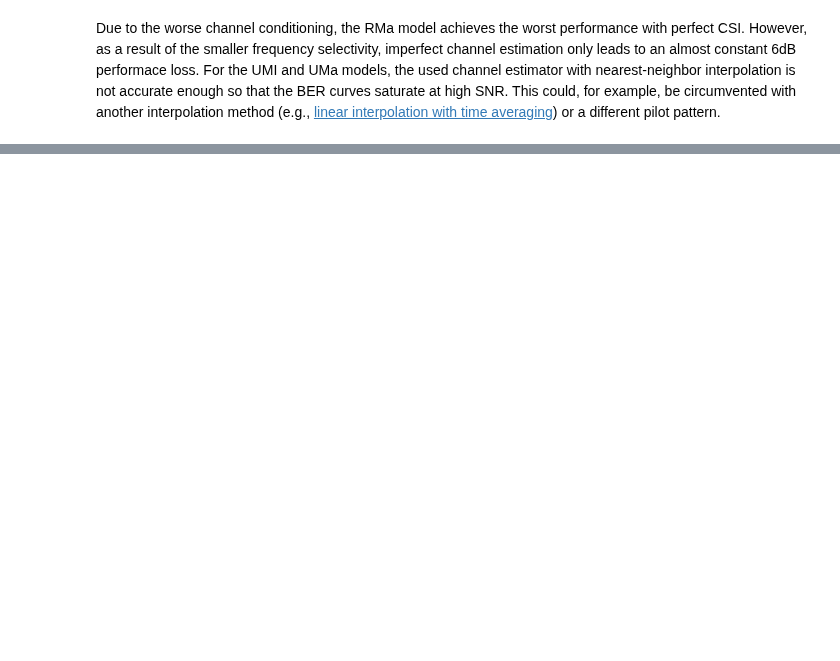
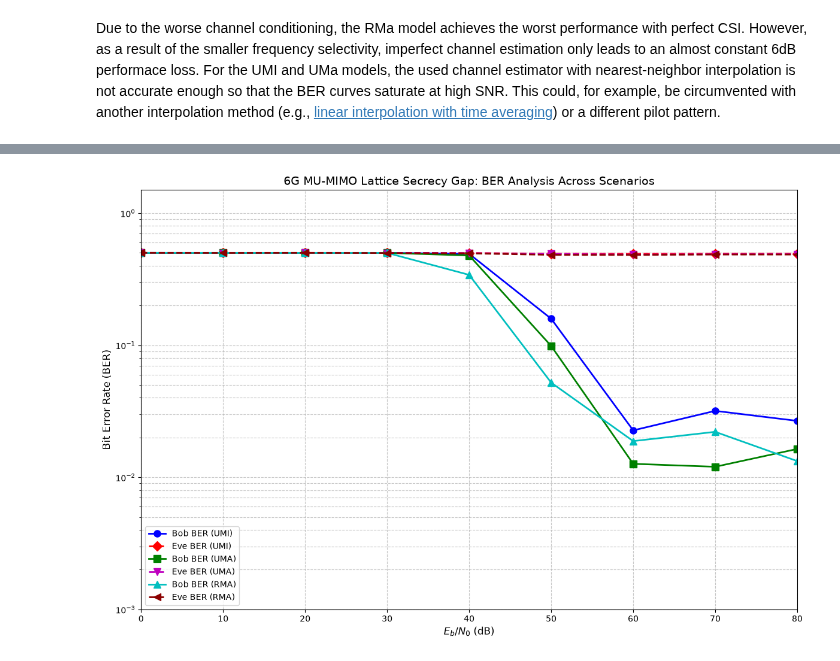
Before and after one commit to DanielGrahamB/pqc-research, a Jupyter notebook: PQC_MIMO_Simulations.ipynb, the cells around one changed output, grey strips where cells are left out. Drawn from its saved outputs; the diff is of its cells as text; code cells hidden in the pictures; blank space fills up the shorter version.

```diff
--- a/PQC_MIMO_Simulations.ipynb
+++ b/PQC_MIMO_Simulations.ipynb
@@ -681,3 +676,35 @@ EbNo [dB] |        BER |       BLER |  bit errors |    num bits | block errors |
+# %%
+plt.figure(figsize=(12, 8))
+
+# Re-using defined colors and markers for consistency or defining new ones if needed
+colors_bob = {'umi': 'b', 'uma': 'g', 'rma': 'c'}
+markers_bob = {'umi': 'o', 'uma': 's', 'rma': '^'}
+
+colors_eve = {'umi': 'r', 'uma': 'm', 'rma': 'darkred'}
+markers_eve = {'umi': 'D', 'uma': 'v', 'rma': '<'}
+
+for current_scenario in SIMS["scenario"]:
+    # Plot Bob's BER curve
+    plt.semilogy(ebno_db_range, all_bob_bers[current_scenario].cpu().numpy(),
+                 color=colors_bob[current_scenario], marker=markers_bob[current_scenario], markersize=8, linewidth=2,
+                 linestyle='-', label=f"Bob BER ({current_scenario.upper()})")
+
+    # Plot Eve's BER curve
+    plt.semilogy(ebno_db_range, all_eve_bers[current_scenario].cpu().numpy(),
+                 color=colors_eve[current_scenario], marker=markers_eve[current_scenario], markersize=8, linewidth=2,
+                 linestyle='--', label=f"Eve BER ({current_scenario.upper()})")
+
+plt.xlabel(r"$E_b/N_0$ (dB)", fontsize=12)
+plt.ylabel("Bit Error Rate (BER)", fontsize=12)
+plt.title("6G MU-MIMO Lattice Secrecy Gap: BER Analysis Across Scenarios", fontsize=14)
+plt.grid(True, which="both", linestyle='--', alpha=0.7)
+plt.legend(loc='lower left', fontsize=10)
+plt.ylim([1e-3, 1.5])
+plt.xlim([0, 80])
+plt.tight_layout()
+plt.show()
+# %% [output]
+[figure, added]
 # %%
 from PIL import Image
 import numpy as np
```
Also changed, not shown: parts of 10 cells of this notebook.
